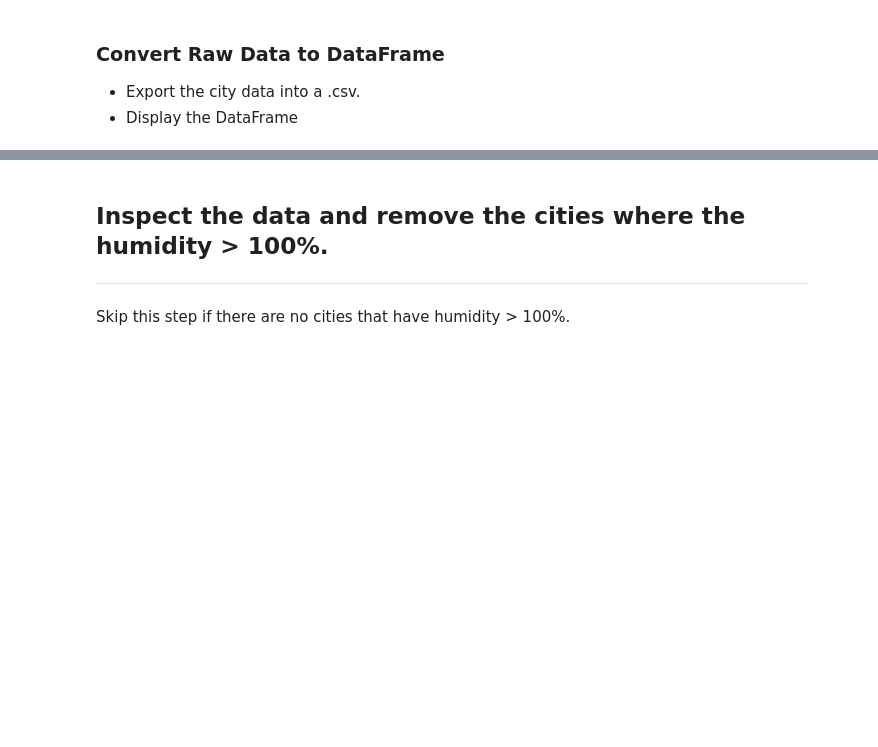
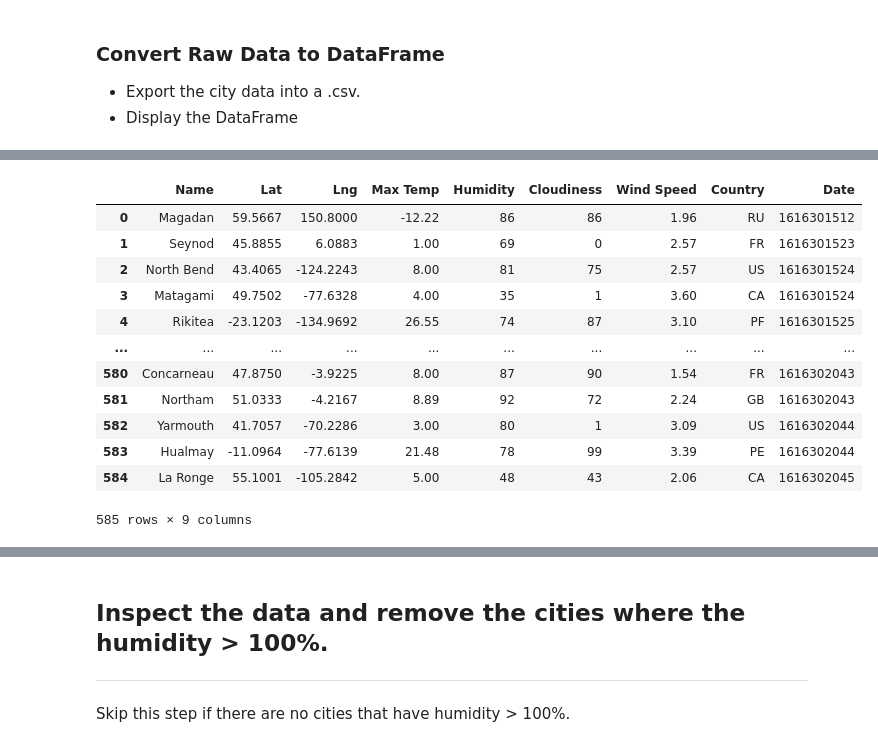
Before and after one commit to calvinluu96/python-api-challenge, a Jupyter notebook: WeatherPy/WeatherPy.ipynb, the cells around one changed output, grey strips where cells are left out. Cells and saved outputs as stored; diff of their text form; code cells hidden in the pictures; blank space fills up the shorter version.

```diff
--- a/WeatherPy/WeatherPy.ipynb
+++ b/WeatherPy/WeatherPy.ipynb
@@ -75,0 +57,17 @@ Data Retrieval Complete
+# %%
+# build url
+url = "http://api.openweathermap.org/data/2.5/weather?"
+units = "metric"
+
+query_url = f"{url}appid={owm_key}&units={units}&q="
+# %%
+# set up lists to retrieve response info
+name = []
+lat = []
+lng = []
+max_temp = []
+humidity = []
+cloudiness = []
+wind_speed = []
+country = []
+date = []
@@ -98,0 +129,28 @@ Data Retrieval Complete
+# %%
+# Create data frame from lists data collected
+raw_weather_data = pd.DataFrame({
+    'Name':name,
+    'Lat':lat,
+    'Lng':lng,
+    'Max Temp':max_temp,
+    'Humidity':humidity,
+    'Cloudiness':cloudiness,
+    'Wind Speed':wind_speed,
+    'Country':country,
+    'Date':date
+})
+raw_weather_data
+# %% [output]
+|  | Name | Lat | Lng | Max Temp | Humidity | Cloudiness | Wind Speed | Country | Date |
+| 0 | Magadan | 59.5667 | 150.8000 | -12.22 | 86 | 86 | 1.96 | RU | 1616301512 |
+| 1 | Seynod | 45.8855 | 6.0883 | 1.00 | 69 | 0 | 2.57 | FR | 1616301523 |
+| 2 | North Bend | 43.4065 | -124.2243 | 8.00 | 81 | 75 | 2.57 | US | 1616301524 |
+| 3 | Matagami | 49.7502 | -77.6328 | 4.00 | 35 | 1 | 3.60 | CA | 1616301524 |
+| 4 | Rikitea | -23.1203 | -134.9692 | 26.55 | 74 | 87 | 3.10 | PF | 1616301525 |
+| ... | ... | ... | ... | ... | ... | ... | ... | ... | ... |
+| 580 | Concarneau | 47.8750 | -3.9225 | 8.00 | 87 | 90 | 1.54 | FR | 1616302043 |
+| 581 | Northam | 51.0333 | -4.2167 | 8.89 | 92 | 72 | 2.24 | GB | 1616302043 |
+| 582 | Yarmouth | 41.7057 | -70.2286 | 3.00 | 80 | 1 | 3.09 | US | 1616302044 |
+| 583 | Hualmay | -11.0964 | -77.6139 | 21.48 | 78 | 99 | 3.39 | PE | 1616302044 |
+| 584 | La Ronge | 55.1001 | -105.2842 | 5.00 | 48 | 43 | 2.06 | CA | 1616302045 |
+585 rows × 9 columns
```
Also changed, not shown: parts of 23 cells of this notebook, 2 other files.
